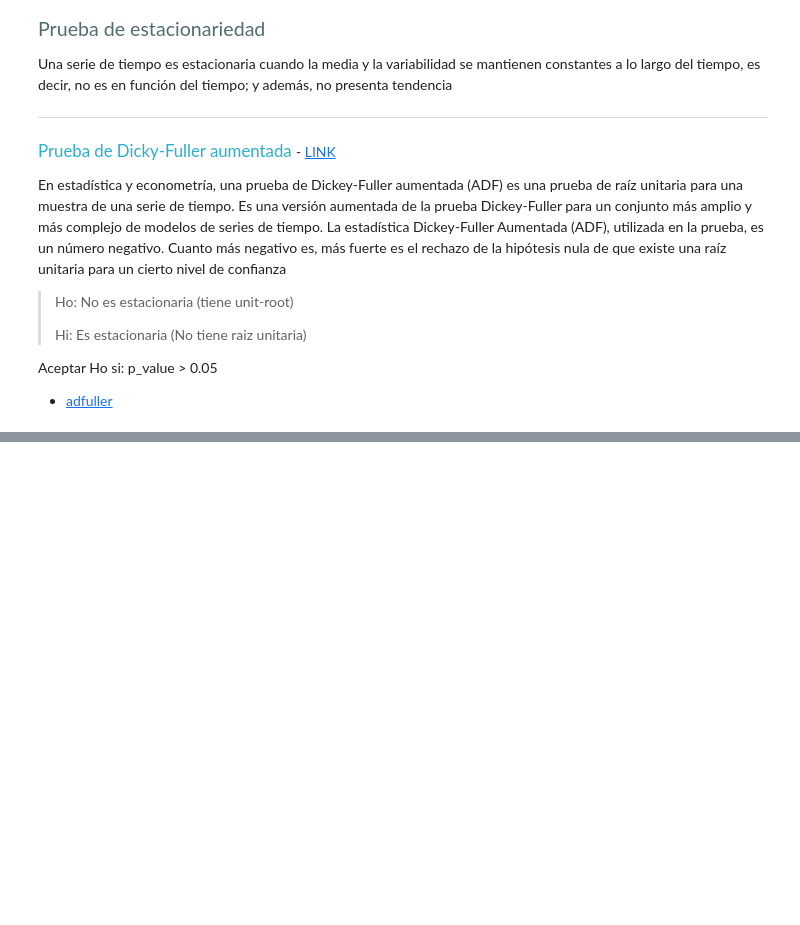
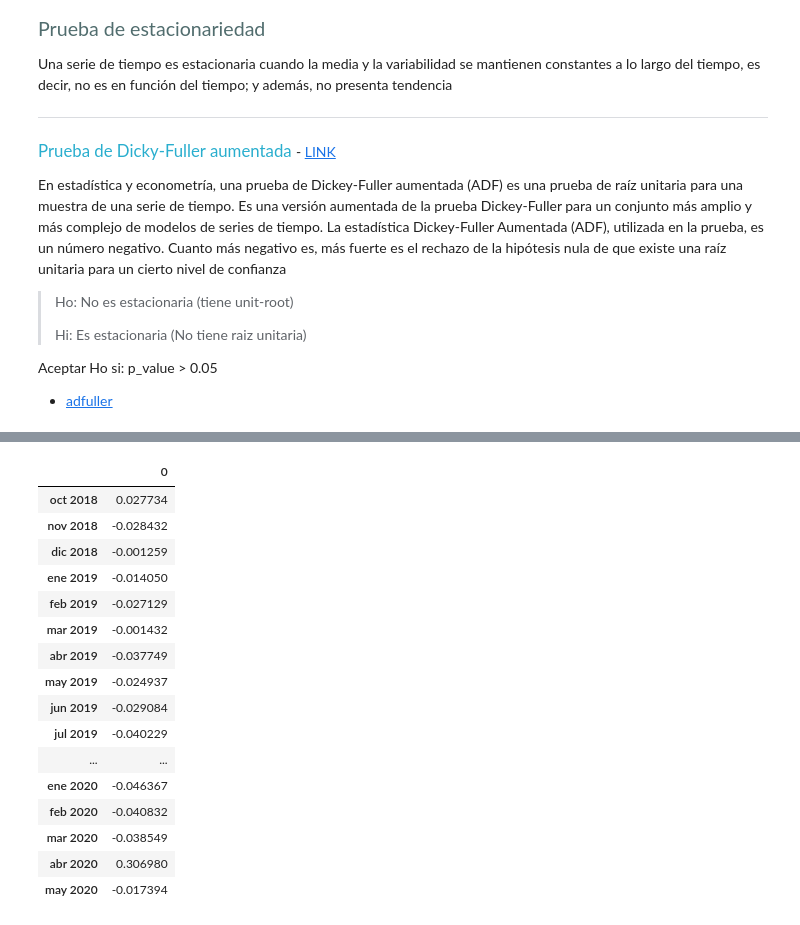
Before and after one commit to IFFranciscoME/Urban_Lab_Desarrollo, a Jupyter notebook: violeta/Precios.ipynb, the cells around one changed output, grey strips where cells are left out. Cells and saved outputs as stored; diff of their text form; code cells hidden in the pictures; blank space fills up the shorter version.

```diff
--- a/violeta/Precios.ipynb
+++ b/violeta/Precios.ipynb
@@ -194,0 +336,20 @@ check_stationarity(serie_tiempo_1)
+# %%
+residuals
+# %% [output]
+|  | 0 |
+| oct 2018 | 0.027734 |
+| nov 2018 | -0.028432 |
+| dic 2018 | -0.001259 |
+| ene 2019 | -0.014050 |
+| feb 2019 | -0.027129 |
+| mar 2019 | -0.001432 |
+| abr 2019 | -0.037749 |
+| may 2019 | -0.024937 |
+| jun 2019 | -0.029084 |
+| jul 2019 | -0.040229 |
+| ... | ... |
+| ene 2020 | -0.046367 |
+| feb 2020 | -0.040832 |
+| mar 2020 | -0.038549 |
+| abr 2020 | 0.306980 |
+| may 2020 | -0.017394 |
```
Also changed, not shown: parts of 35 cells of this notebook, 3 other files.
